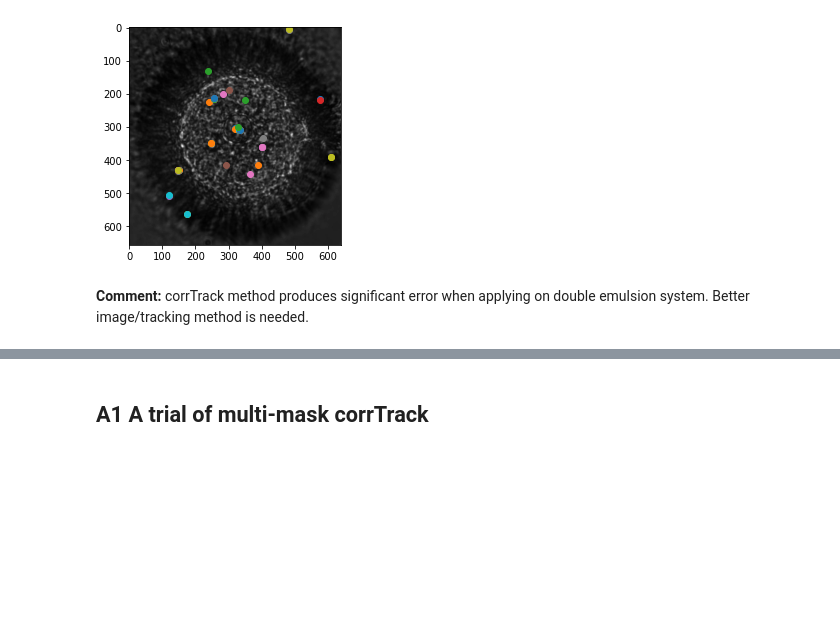
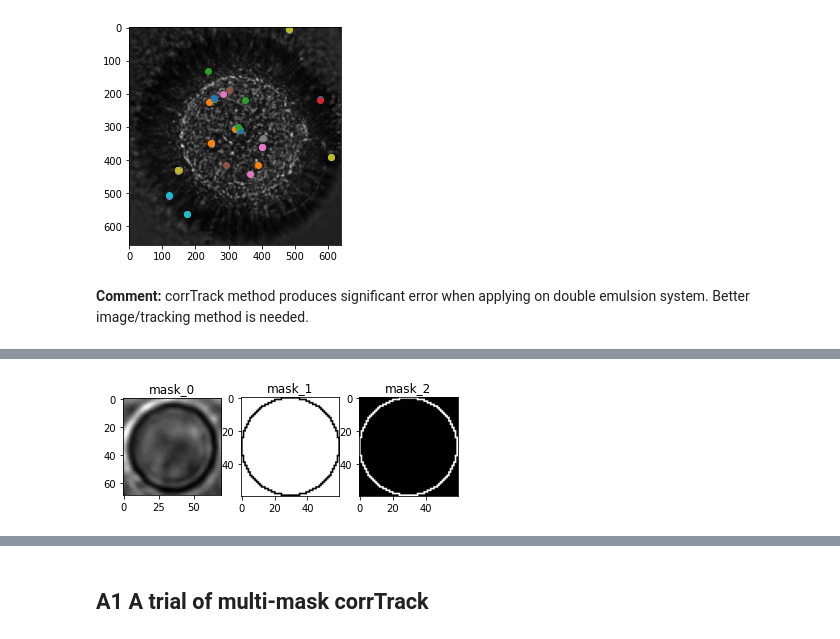
Before and after one commit to ZLoverty/Python, a Jupyter notebook: Tracking/corrTrack/corrTrack.ipynb, the cells around one changed output, grey strips where cells are left out. Drawn from its saved outputs; the diff is of its cells as text; code cells hidden in the pictures; blank space fills up the shorter version.

```diff
--- a/Tracking/corrTrack/corrTrack.ipynb
+++ b/Tracking/corrTrack/corrTrack.ipynb
@@ -124,0 +134,12 @@ for i in range(len(x)):
+# %%
+# test 3 masks
+masks = {}
+masks['mask_0'] = io.imread(os.path.join('test_file', 'bf-de-mask', 'mask-real.tif'))
+masks['mask_1'] = io.imread(os.path.join('test_file', 'bf-de-mask', 'mask-draw-1.tif'))
+masks['mask_2'] = io.imread(os.path.join('test_file', 'bf-de-mask', 'mask-draw-2.tif'))
+fig, ax = plt.subplots(ncols=3, nrows=1)
+for axis, kw in zip(ax, masks):
+    axis.imshow(masks[kw], cmap='gray')
+    axis.set_title(kw)
+# %% [output]
+[figure, added]
```
Also changed, not shown: parts of 6 cells of this notebook, 4 other files.
